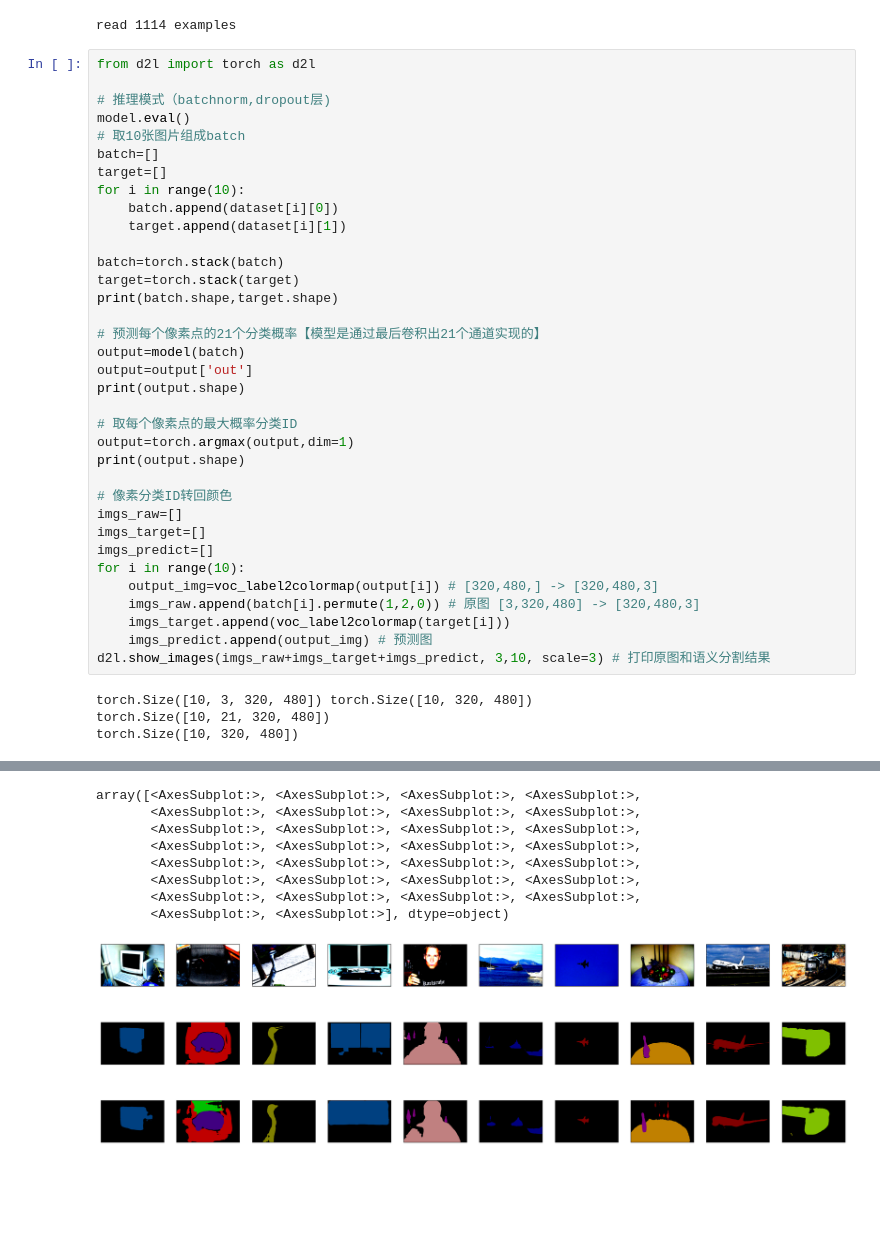
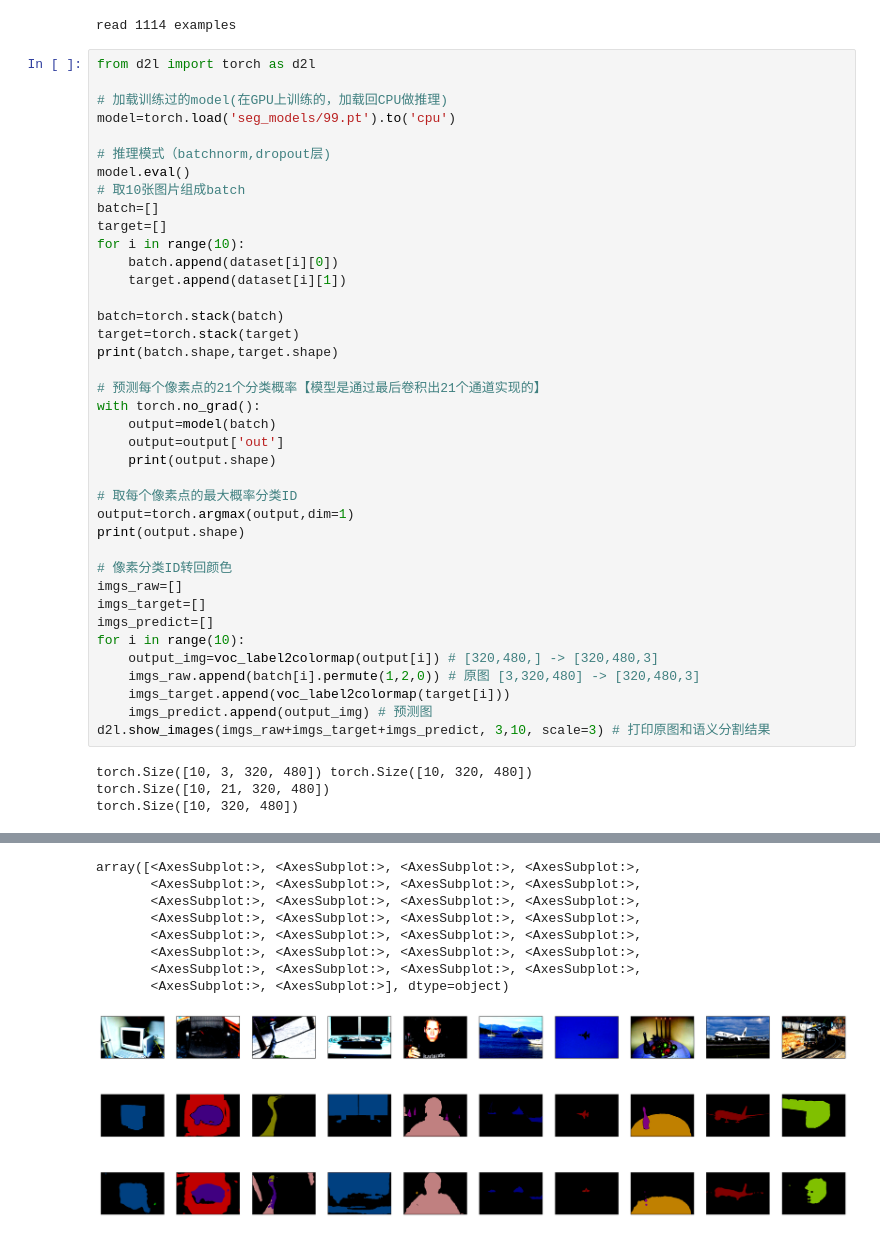
Before and after one commit to owenliang/learnpytorch, a Jupyter notebook: fcn_resnet50.ipynb, the cells around one changed output, grey strips where cells are left out. Saved outputs shown, nothing was run; the diff lists cells and outputs as text; blank space fills up the shorter version.

```diff
--- a/fcn_resnet50.ipynb
+++ b/fcn_resnet50.ipynb
@@ -117,6 +117,9 @@ dataset=VOCSegDataset(True,crop_size=(320, 480),voc_dir='./vocdataset/VOCdevkit/
 read 1114 examples
 # %%
 from d2l import torch as d2l
+
+# 加载训练过的model(在GPU上训练的，加载回CPU做推理)
+model=torch.load('seg_models/99.pt').to('cpu')
 
 # 推理模式（batchnorm,dropout层)
 model.eval()
@@ -132,9 +135,10 @@ target=torch.stack(target)
 print(batch.shape,target.shape)
 
 # 预测每个像素点的21个分类概率【模型是通过最后卷积出21个通道实现的】
-output=model(batch)
-output=output['out']
-print(output.shape)
+with torch.no_grad():
+    output=model(batch)
+    output=output['out']
+    print(output.shape)
 
 # 取每个像素点的最大概率分类ID
 output=torch.argmax(output,dim=1)
@@ -145,31 +149,31 @@ imgs_raw=[]
 imgs_target=[]
 imgs_predict=[]
 for i in range(10):
     output_img=voc_label2colormap(output[i]) # [320,480,] -> [320,480,3]
     imgs_raw.append(batch[i].permute(1,2,0)) # 原图 [3,320,480] -> [320,480,3]
     imgs_target.append(voc_label2colormap(target[i]))
     imgs_predict.append(output_img) # 预测图
 d2l.show_images(imgs_raw+imgs_target+imgs_predict, 3,10, scale=3) # 打印原图和语义分割结果
 # %% [output]
 torch.Size([10, 3, 320, 480]) torch.Size([10, 320, 480])
 torch.Size([10, 21, 320, 480])
 torch.Size([10, 320, 480])
 Clipping input data to the valid range for imshow with RGB data ([0..1] for floats or [0..255] for integers).
 Clipping input data to the valid range for imshow with RGB data ([0..1] for floats or [0..255] for integers).
 Clipping input data to the valid range for imshow with RGB data ([0..1] for floats or [0..255] for integers).
 Clipping input data to the valid range for imshow with RGB data ([0..1] for floats or [0..255] for integers).
 Clipping input data to the valid range for imshow with RGB data ([0..1] for floats or [0..255] for integers).
 Clipping input data to the valid range for imshow with RGB data ([0..1] for floats or [0..255] for integers).
 Clipping input data to the valid range for imshow with RGB data ([0..1] for floats or [0..255] for integers).
 Clipping input data to the valid range for imshow with RGB data ([0..1] for floats or [0..255] for integers).
 Clipping input data to the valid range for imshow with RGB data ([0..1] for floats or [0..255] for integers).
 Clipping input data to the valid range for imshow with RGB data ([0..1] for floats or [0..255] for integers).
 array([<AxesSubplot:>, <AxesSubplot:>, <AxesSubplot:>, <AxesSubplot:>,
        <AxesSubplot:>, <AxesSubplot:>, <AxesSubplot:>, <AxesSubplot:>,
        <AxesSubplot:>, <AxesSubplot:>, <AxesSubplot:>, <AxesSubplot:>,
        <AxesSubplot:>, <AxesSubplot:>, <AxesSubplot:>, <AxesSubplot:>,
        <AxesSubplot:>, <AxesSubplot:>, <AxesSubplot:>, <AxesSubplot:>,
        <AxesSubplot:>, <AxesSubplot:>, <AxesSubplot:>, <AxesSubplot:>,
        <AxesSubplot:>, <AxesSubplot:>, <AxesSubplot:>, <AxesSubplot:>,
        <AxesSubplot:>, <AxesSubplot:>], dtype=object)
-[figure, old version]
+[figure, new version]
```
Also changed, not shown: parts of 1 cell of this notebook, 2 other files.
